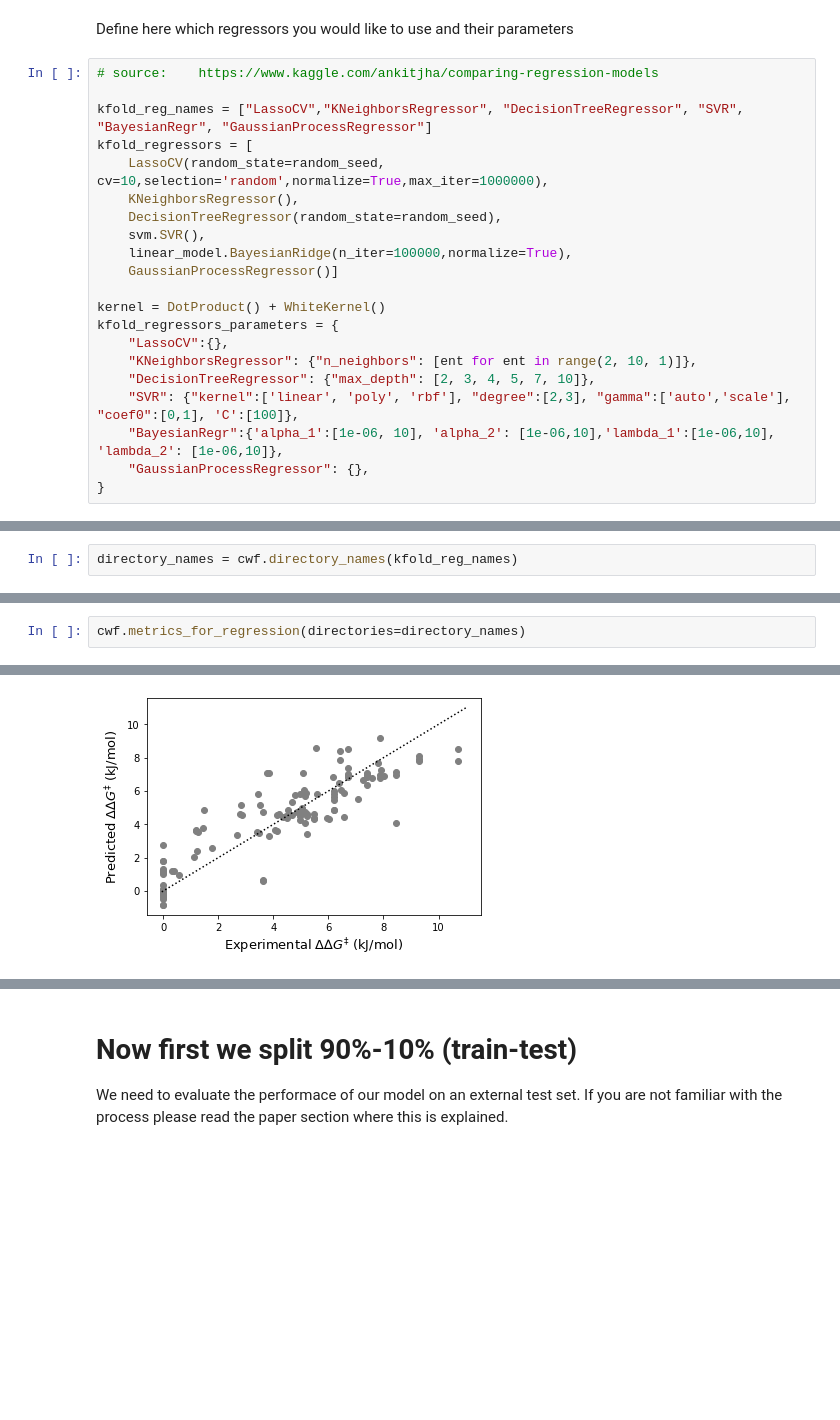
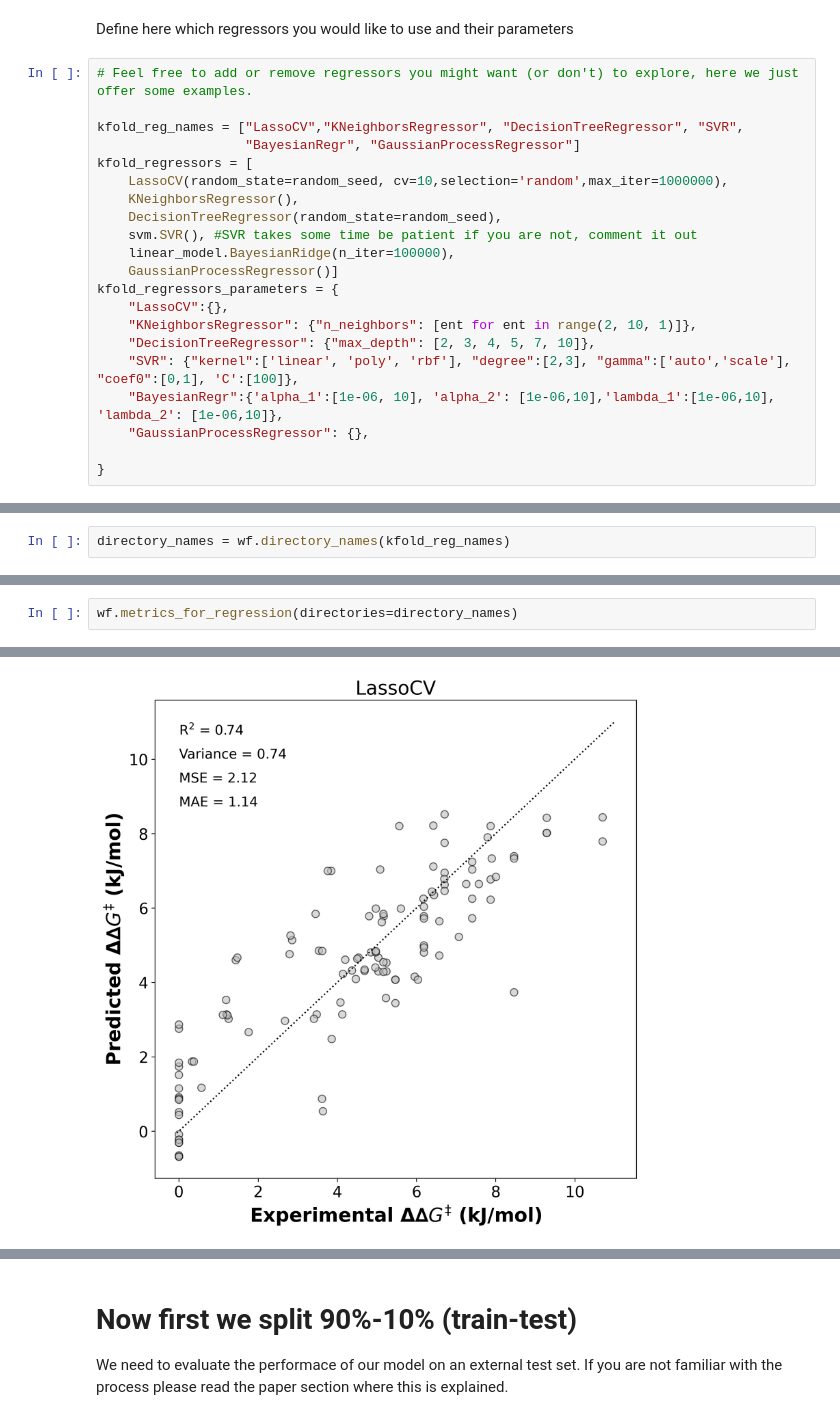
Before and after one commit to duartegroup/PythiaChem, a Jupyter notebook: Example-enantioselective-Strecker-synthesis/RegressionFingerprints.ipynb, the cells around one changed output, grey strips where cells are left out. Saved outputs shown, nothing was run; the diff lists cells and outputs as text; blank space fills up the shorter version.

```diff
--- a/Example-enantioselective-Strecker-synthesis/RegressionFingerprints.ipynb
+++ b/Example-enantioselective-Strecker-synthesis/RegressionFingerprints.ipynb
@@ -238,18 +209,17 @@ features_df
 # %% [markdown]
 Define here which regressors you would like to use and their parameters
 # %%
-# source:    https://www.kaggle.com/ankitjha/comparing-regression-models
+# Feel free to add or remove regressors you might want (or don't) to explore, here we just offer some examples.
 
-kfold_reg_names = ["LassoCV","KNeighborsRegressor", "DecisionTreeRegressor", "SVR", "BayesianRegr", "GaussianProcessRegressor"]
+kfold_reg_names = ["LassoCV","KNeighborsRegressor", "DecisionTreeRegressor", "SVR",
+                   "BayesianRegr", "GaussianProcessRegressor"]
 kfold_regressors = [
-    LassoCV(random_state=random_seed, cv=10,selection='random',normalize=True,max_iter=1000000),
+    LassoCV(random_state=random_seed, cv=10,selection='random',max_iter=1000000),
     KNeighborsRegressor(),
     DecisionTreeRegressor(random_state=random_seed),
-    svm.SVR(),
-    linear_model.BayesianRidge(n_iter=100000,normalize=True),
+    svm.SVR(), #SVR takes some time be patient if you are not, comment it out
+    linear_model.BayesianRidge(n_iter=100000),
     GaussianProcessRegressor()]
-
-kernel = DotProduct() + WhiteKernel()
 kfold_regressors_parameters = {
     "LassoCV":{},
     "KNeighborsRegressor": {"n_neighbors": [ent for ent in range(2, 10, 1)]},
@@ -257,6 +227,7 @@ kfold_regressors_parameters = {
     "SVR": {"kernel":['linear', 'poly', 'rbf'], "degree":[2,3], "gamma":['auto','scale'], "coef0":[0,1], 'C':[100]},
     "BayesianRegr":{'alpha_1':[1e-06, 10], 'alpha_2': [1e-06,10],'lambda_1':[1e-06,10], 'lambda_2': [1e-06,10]},
     "GaussianProcessRegressor": {},
+
 }
 # %%
 %%capture
@@ -282,3 +253,3 @@ The average scores are: 1.920251731730615, and the std scores are: 0.67287455994
 # %%
-directory_names = cwf.directory_names(kfold_reg_names)
+directory_names = wf.directory_names(kfold_reg_names)
 # %%
@@ -295,7 +266,7 @@ Reading 7.csv
 Reading 8.csv
 Reading 9.csv
 # %%
-cwf.metrics_for_regression(directories=directory_names)
+wf.metrics_for_regression(directories=directory_names)
 # %% [output]
 -----
 Analyzing predictions for model LassoCV
@@ -317 +288 @@ Reading 9.csv
-[figure, old version]
+[figure, new version]
```
Also changed, not shown: parts of 29 cells of this notebook, 4 other files.
